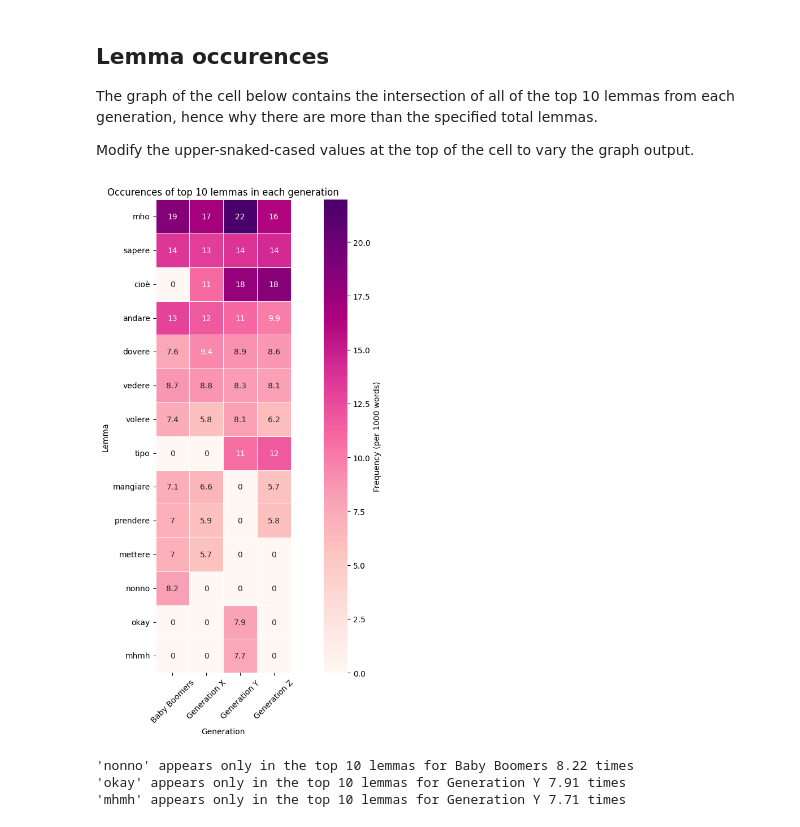
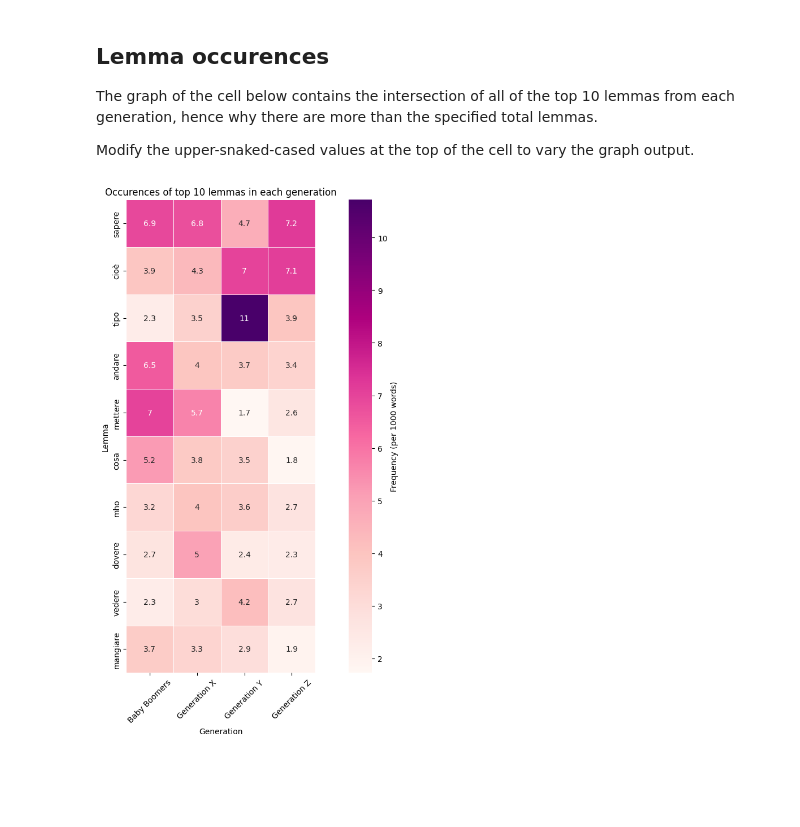
Before and after one commit to nichothenacho64/Generation-Tutti, a Jupyter notebook: notebooks/eda_q2.ipynb, the cells around one changed output. Saved outputs shown, nothing was run; the diff lists cells and outputs as text; code cells hidden in the pictures; blank space fills up the shorter version.

```diff
--- a/notebooks/eda_q2.ipynb
+++ b/notebooks/eda_q2.ipynb
@@ -128,7 +128,7 @@ class GenerationLemmaInfo:
 def top_lemmas_by_generation(
     conversations,
     *,
-    top_n: int = 10,
+    top_n: Optional[int] = 10,
     min_lemma_length: int = 3,
     allowed_pos_values: Optional[set] = None,
 ) -> dict[Generation, GenerationLemmaInfo]:
@@ -251,7 +251,7 @@ ALLOWED_POS_VALUES = None  # all are allowed
 # ALLOWED_POS_VALUES = {"NOUN"}  # alt: nouns only
 
 top_lemmas = top_lemmas_by_generation(
-    conversations, top_n=TOP_N_LEMMAS, allowed_pos_values=ALLOWED_POS_VALUES
+    conversations, top_n=None, allowed_pos_values=ALLOWED_POS_VALUES
 )
 
 records = []
@@ -267,34 +267,32 @@ heatmap_df = pd.DataFrame(records, columns=["lemma", "generation", "count"])
 heatmap_df = heatmap_df.pivot_table(
     index="lemma", columns="generation", values="count", fill_value=0
 )
 heatmap_df["total_count"] = heatmap_df.sum(axis=1)
 heatmap_df = heatmap_df.sort_values(by="total_count", ascending=False)
+heatmap_df = heatmap_df.head(TOP_N_LEMMAS)
 del heatmap_df["total_count"]
 
 plt.figure(figsize=(12, 10))
 sns.heatmap(
     heatmap_df,
     cmap="RdPu",
     linewidths=0.5,
     annot=True,
     square=True,
     cbar_kws=dict(label=f"Frequency (per {PER_WORDS} words)"),
 )
 plt.title(f"Occurences of top {TOP_N_LEMMAS} lemmas in each generation", fontsize=12)
 plt.ylabel("Lemma")
 plt.xlabel("Generation")
 plt.xticks(rotation=45)
 plt.tight_layout()
 plt.show()
 
 unique_lemmas = heatmap_df[(heatmap_df > 0).sum(axis=1) == 1]
 for lemma, row in sorted(unique_lemmas.iterrows(), key=lambda pair: pair[1].idxmax()):
     generation = row.idxmax()
     print(
         f"{lemma!r} appears only in the top {TOP_N_LEMMAS} lemmas for {generation} {row[generation]} times"
     )
 # %% [output]
-[figure, old version]
+[figure, new version]
-'nonno' appears only in the top 10 lemmas for Baby Boomers 8.22 times
-'okay' appears only in the top 10 lemmas for Generation Y 7.91 times
-'mhmh' appears only in the top 10 lemmas for Generation Y 7.71 times
```
Also changed, not shown: 5 other files.
